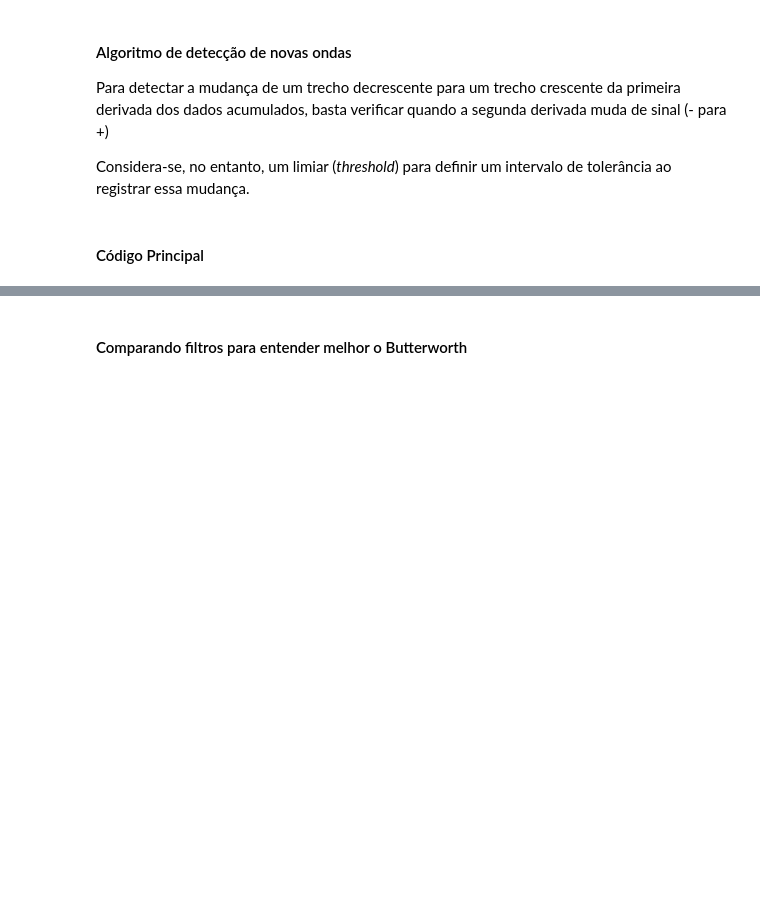
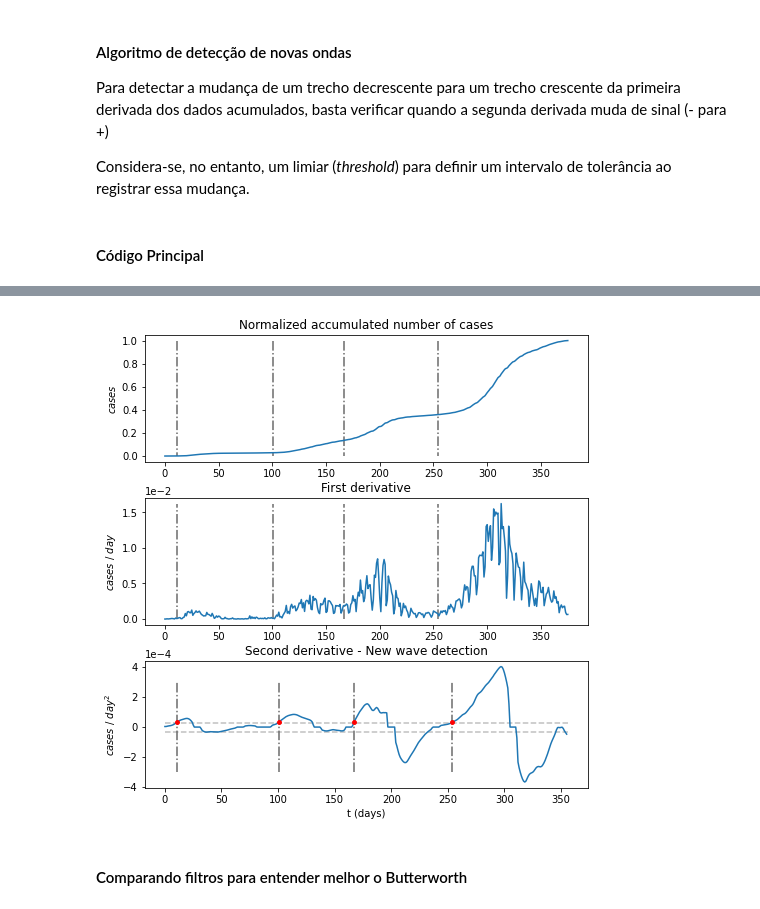
Before and after one commit to fpelogia/epid-models, a Jupyter notebook: Notebooks/new_wave.ipynb, the cells around one changed output, grey strips where cells are left out. Drawn from its saved outputs; the diff is of its cells as text; code cells hidden in the pictures; blank space fills up the shorter version.

```diff
--- a/Notebooks/new_wave.ipynb
+++ b/Notebooks/new_wave.ipynb
@@ -177,3 +196,30 @@ plt.show()
+# %%
+# Graph with acc. data and its first two derivatives
+# [UNFILTERED VERSION]
+fig, axs = plt.subplots(3, 1, figsize=(7,7)) # 3 rows, 1 col
+plt.tight_layout(pad=1.5)
+axs[0].plot(normalized_acc_n_cases) # para alinhar as retas de nova onda
+axs[0].vlines(x_t, 1, 3e-4, colors='dimgray', linestyles='dashdot', zorder=1, label="new wave transition")
+axs[0].set_title('Normalized accumulated number of cases')
+axs[0].set_ylabel("$cases$")
+
+axs[1].plot(unf_daily_n_cases)
+axs[1].ticklabel_format(axis='y',style='sci',scilimits=(-2,-2))
+axs[1].vlines(x_t, min(daily_n_cases), max(daily_n_cases), colors='dimgray', linestyles='dashdot', zorder=1, label="new wave transition")
+axs[1].set_title('First derivative')
+axs[1].set_ylabel("$cases$ / $day$")
+
+axs[2].ticklabel_format(axis='y',style='sci',scilimits=(-4,-4))
+axs[2].set_title("Second derivative - New wave detection")
+axs[2].set_xlabel("t (days)")
+axs[2].set_ylabel("$cases$ / $day^2$")
+axs[2].plot(sec_der, zorder=1) # obs: check if this scaling is correct
+axs[2].hlines([-1*abs_threshold, abs_threshold], 0, len(sec_der), colors='silver', linestyles='dashed', zorder=1, label=f"threshold = $\pm${abs_threshold}")
+axs[2].vlines(x_t, -3e-4, 3e-4, colors='dimgray', linestyles='dashdot', zorder=1, label="new wave transition")
+axs[2].scatter(x_t, y_t, s=15, c='r', zorder=2, label="sign change in the second derivative")
+plt.show()
+# %% [output]
+[figure, added]
 # %% [markdown]
 #### Comparando filtros para entender melhor o Butterworth
 # %%
```
Also changed, not shown: parts of 4 cells of this notebook, 1 other file.
